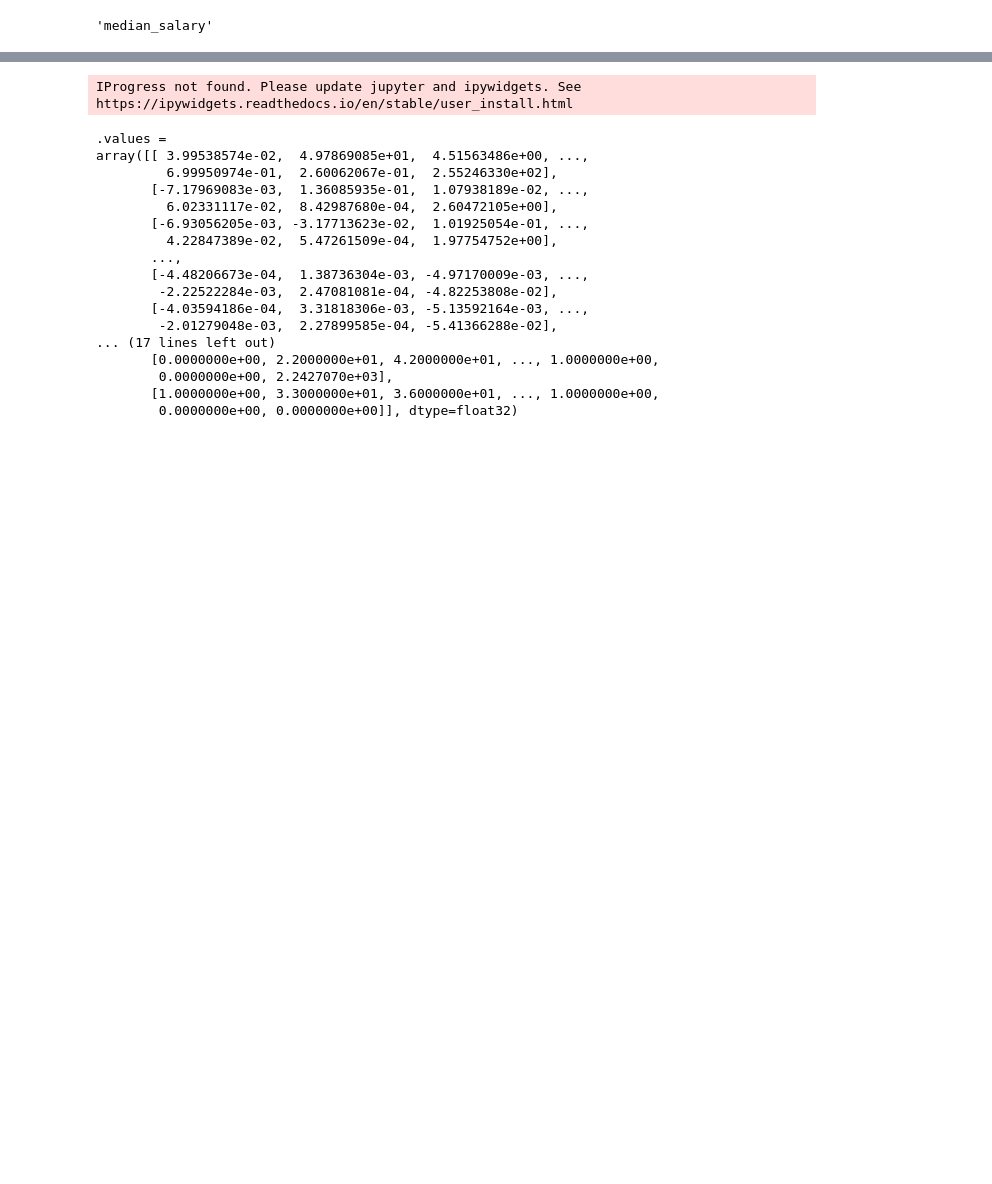
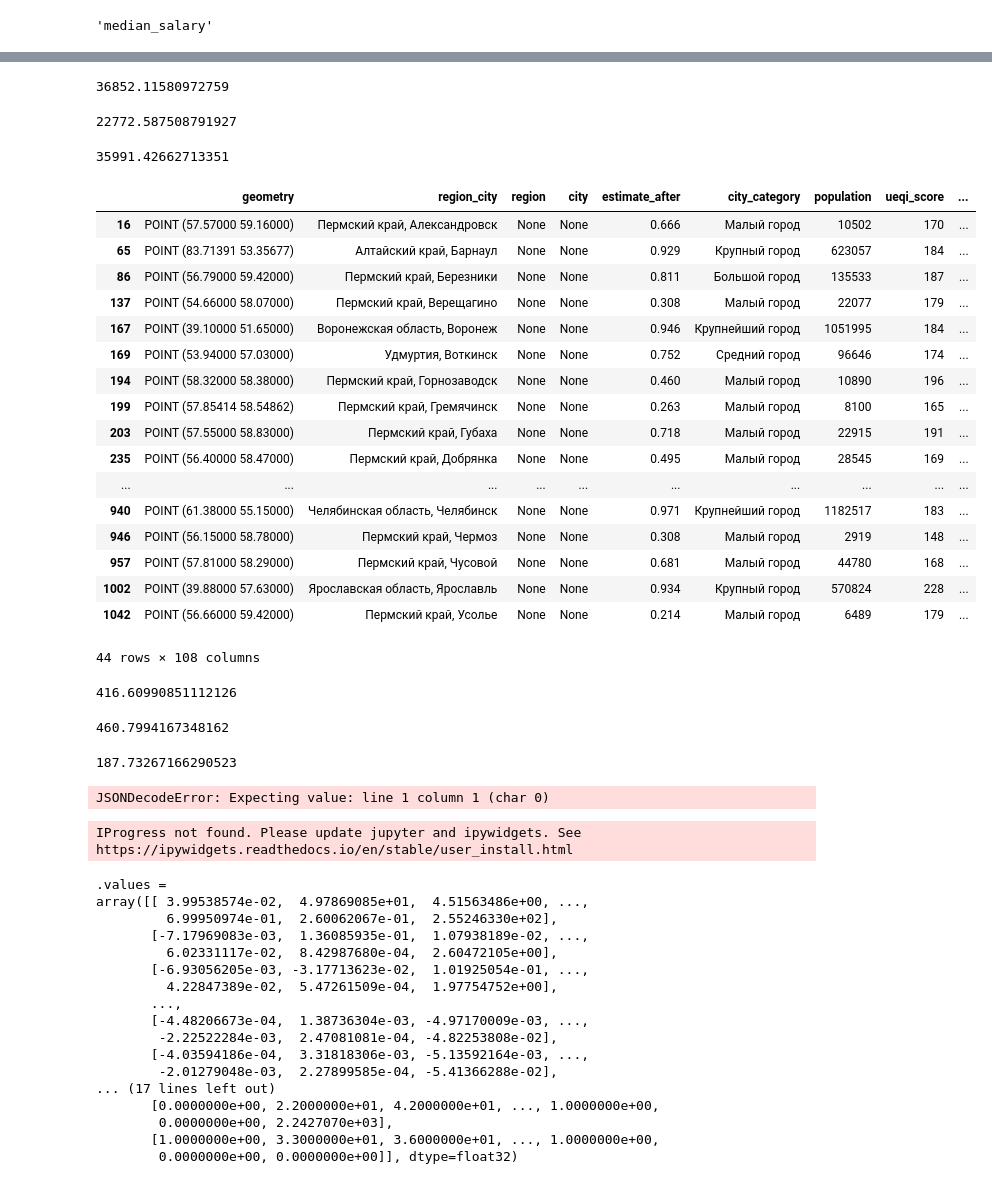
Before and after one commit to RitaMargari/industrial-location, a Jupyter notebook: api/app_test.ipynb, the cells around one changed output, grey strips where cells are left out. Saved outputs shown, nothing was run; the diff lists cells and outputs as text; code cells hidden in the pictures; blank space fills up the shorter version.

```diff
--- a/api/app_test.ipynb
+++ b/api/app_test.ipynb
@@ -171,5 +188,6 @@ cols = [
         "median_salary",
         ]
 city_name = "Пермский край, Пермь"
-estimates2.loc[estimates2['region_city'] == city_name, cols] = [60,60,60,60,60,60,80,100_000]
-# estimates2.loc[estimates2['region_city'] == city_name, cols] = [0,0,0,0,0,0,2,10_000]
+estimates2.loc[estimates2['region_city'] == city_name, cols] = [60,60,60,60,60,60,400,100_000]
+# estimates2.loc[estimates2['region_city'] == city_name, cols] = [10,10,10,10,10,10,12,15_000]
+# estimates2.loc[estimates2['region_city'] == city_name, cols] = [33,31,36,24,30,35,104,20_000]
@@ -197,11 +216,12 @@ estimates2[estimates2['region_city']==city_name].iloc[:,:20]
 
 test_request = {
   "city_name": city_name,
-  "plot": True,
+  "plot": False,
   'estimates_table': json.loads(estimates2.to_json()),
 }
 
 # responses = r.post('http://10.32.1.62:5500/api/calculation/prediction', json=test_request)
 # responses = r.post('http://172.17.0.2:5000/api/calculation/prediction', json=test_request)
-responses = r.post('http://0.0.0.0:5000/api/calculation/prediction', json=test_request)
+# responses = r.post('http://0.0.0.0:5000/api/calculation/prediction', json=test_request)
+responses = r.post('http://0.0.0.0:8000/api/calculation/prediction', json=test_request)
 # %%
@@ -226,0 +231,2 @@ responses.json()['city_features']
+# %%
+inn = gpd.GeoDataFrame.from_features(responses.json()['new_links'])
@@ -227,3 +253,52 @@ responses.json()['city_features']
+# %%
+inn2['num_in_migration_after'].sum()
+# %% [output]
+36852.11580972759
+# %%
+estimates['num_in_migration'].sum()
+# %% [output]
+22772.587508791927
+# %%
+inn['num_in_migration_after'].sum()
+# %% [output]
+35991.42662713351
+# %%
+inn[inn.loc[:,'in']>1]
+# %% [output]
+|  | geometry | region_city | region | city | estimate_after | city_category | population | ueqi_score | ... |
+| 16 | POINT (57.57000 59.16000) | Пермский край, Александровск | None | None | 0.666 | Малый город | 10502 | 170 | ... |
+| 65 | POINT (83.71391 53.35677) | Алтайский край, Барнаул | None | None | 0.929 | Крупный город | 623057 | 184 | ... |
+| 86 | POINT (56.79000 59.42000) | Пермский край, Березники | None | None | 0.811 | Большой город | 135533 | 187 | ... |
+| 137 | POINT (54.66000 58.07000) | Пермский край, Верещагино | None | None | 0.308 | Малый город | 22077 | 179 | ... |
+| 167 | POINT (39.10000 51.65000) | Воронежская область, Воронеж | None | None | 0.946 | Крупнейший город | 1051995 | 184 | ... |
+| 169 | POINT (53.94000 57.03000) | Удмуртия, Воткинск | None | None | 0.752 | Средний город | 96646 | 174 | ... |
+| 194 | POINT (58.32000 58.38000) | Пермский край, Горнозаводск | None | None | 0.460 | Малый город | 10890 | 196 | ... |
+| 199 | POINT (57.85414 58.54862) | Пермский край, Гремячинск | None | None | 0.263 | Малый город | 8100 | 165 | ... |
+| 203 | POINT (57.55000 58.83000) | Пермский край, Губаха | None | None | 0.718 | Малый город | 22915 | 191 | ... |
+| 235 | POINT (56.40000 58.47000) | Пермский край, Добрянка | None | None | 0.495 | Малый город | 28545 | 169 | ... |
+| ... | ... | ... | ... | ... | ... | ... | ... | ... | ... |
+| 940 | POINT (61.38000 55.15000) | Челябинская область, Челябинск | None | None | 0.971 | Крупнейший город | 1182517 | 183 | ... |
+| 946 | POINT (56.15000 58.78000) | Пермский край, Чермоз | None | None | 0.308 | Малый город | 2919 | 148 | ... |
+| 957 | POINT (57.81000 58.29000) | Пермский край, Чусовой | None | None | 0.681 | Малый город | 44780 | 168 | ... |
+| 1002 | POINT (39.88000 57.63000) | Ярославская область, Ярославль | None | None | 0.934 | Крупный город | 570824 | 228 | ... |
+| 1042 | POINT (56.66000 59.42000) | Пермский край, Усолье | None | None | 0.214 | Малый город | 6489 | 179 | ... |
+44 rows × 108 columns
+# %%
+inn.loc[:,'out'][inn.loc[:,'out']>1].sum()
+# %% [output]
+416.60990851112126
+# %%
+inn.loc[:,'in'][inn.loc[:,'in']>1].sum()
+# %% [output]
+460.7994167348162
+# %%
+gpd.GeoDataFrame.from_features(responses.json()['new_links']).loc[:,'out'].sum()
+# %% [output]
+187.73267166290523
+# %%
+gpd.GeoDataFrame.from_features(responses.json()['new_links'])
+# %% [output]
+JSONDecodeError: Expecting value: line 1 column 1 (char 0)
 # %%
 import joblib as jbl
 
```
Also changed, not shown: parts of 15 cells of this notebook, 7 other files.
